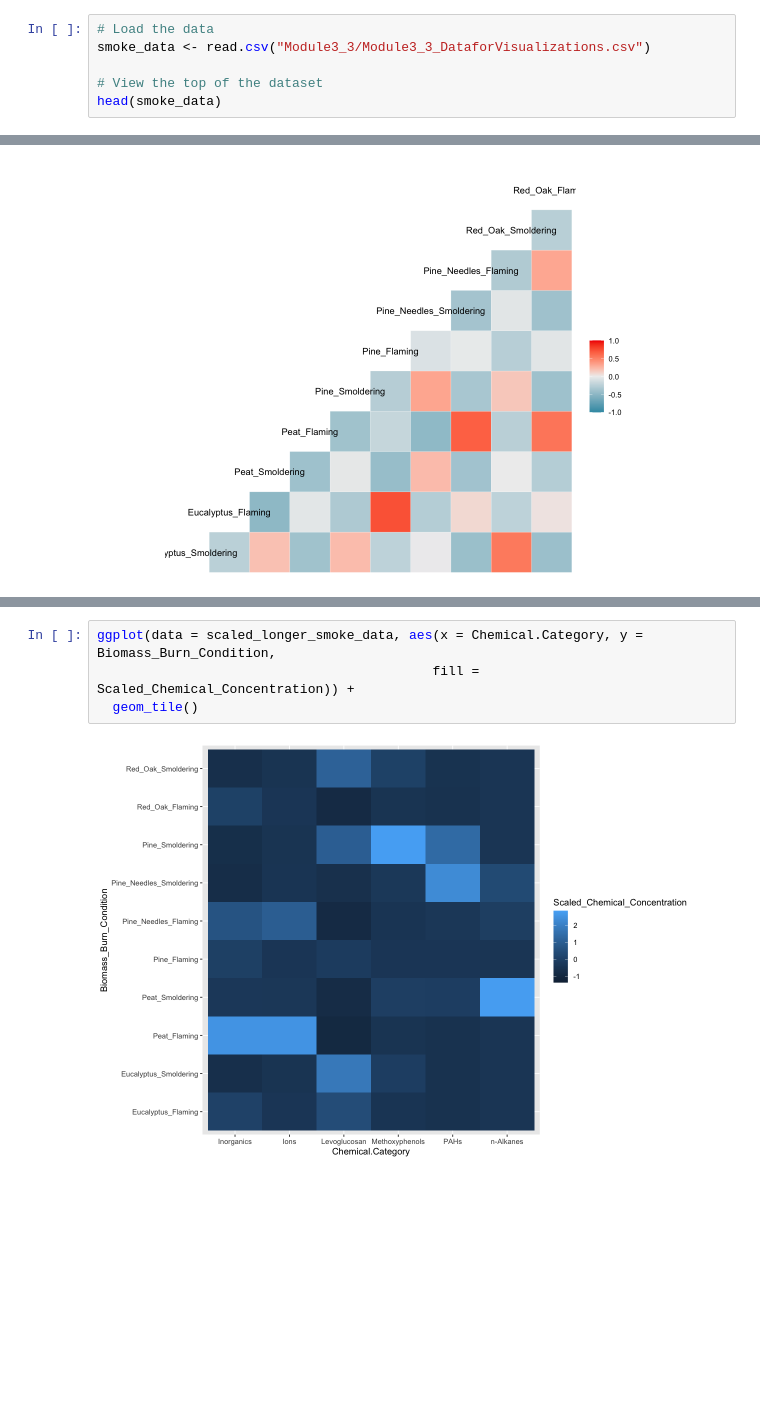
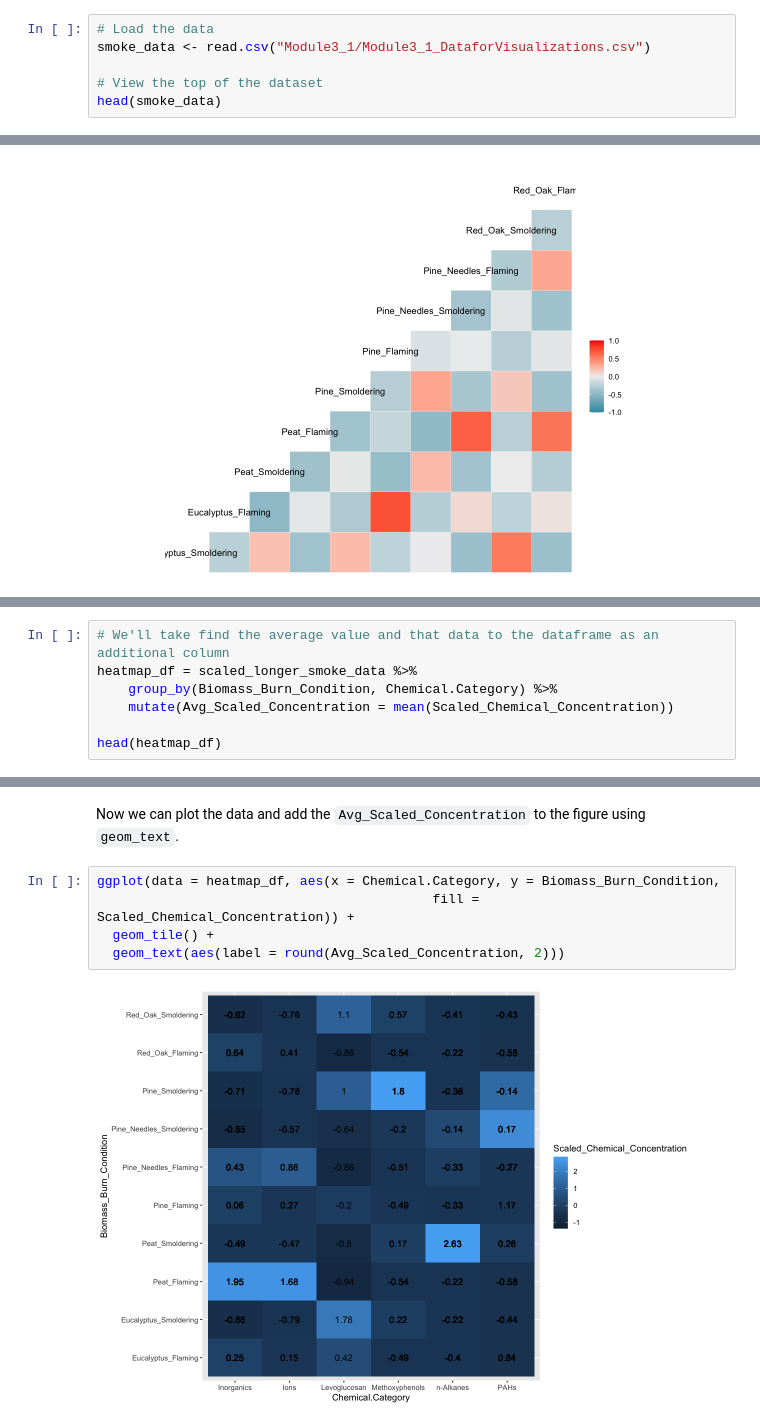
Before and after one commit to UNCSRP/The-inTelligence-And-Machine-lEarning-Toolkit-2.0, a Jupyter notebook: Chapter 3/3.1 Data Visualizations/Data Visualizations.ipynb, the cells around one changed output, grey strips where cells are left out. Cells and saved outputs as stored; diff of their text form; blank space fills up the shorter version.

```diff
--- a/Chapter 3/3.1 Data Visualizations/Data Visualizations.ipynb
+++ b/Chapter 3/3.1 Data Visualizations/Data Visualizations.ipynb
@@ -79,7 +68,7 @@ setwd("/filepath to where your input files are")
 Then let's read in our example dataset. As mentioned in the introduction, this example dataset represents chemical measurements across 12 different biomass burn scenarios, representing potential wildfire events. Let's upload and view these data:
 # %%
 # Load the data
-smoke_data <- read.csv("Module3_3/Module3_3_DataforVisualizations.csv")
+smoke_data <- read.csv("Module3_1/Module3_1_DataforVisualizations.csv")
 
 # View the top of the dataset
 head(smoke_data)
@@ -234,0 +240,7 @@ For this example, we can plot `Biomass_Burn_Condition` and `Chemical.Category` o
+# %%
+# We'll take find the average value and that data to the dataframe as an additional column
+heatmap_df = scaled_longer_smoke_data %>%
+    group_by(Biomass_Burn_Condition, Chemical.Category) %>%
+    mutate(Avg_Scaled_Concentration = mean(Scaled_Chemical_Concentration))
+
+head(heatmap_df)
@@ -235,6 +257,9 @@ For this example, we can plot `Biomass_Burn_Condition` and `Chemical.Category` o
+# %% [markdown]
+Now we can plot the data and add the `Avg_Scaled_Concentration` to the figure using `geom_text`.
 # %%
-ggplot(data = scaled_longer_smoke_data, aes(x = Chemical.Category, y = Biomass_Burn_Condition,
+ggplot(data = heatmap_df, aes(x = Chemical.Category, y = Biomass_Burn_Condition,
                                            fill = Scaled_Chemical_Concentration)) +
-  geom_tile()
+  geom_tile() +
+  geom_text(aes(label = round(Avg_Scaled_Concentration, 2)))
 # %% [output]
-[figure, old version]
+[figure, new version]
```
Also changed, not shown: parts of 18 cells of this notebook, 1 other file.
